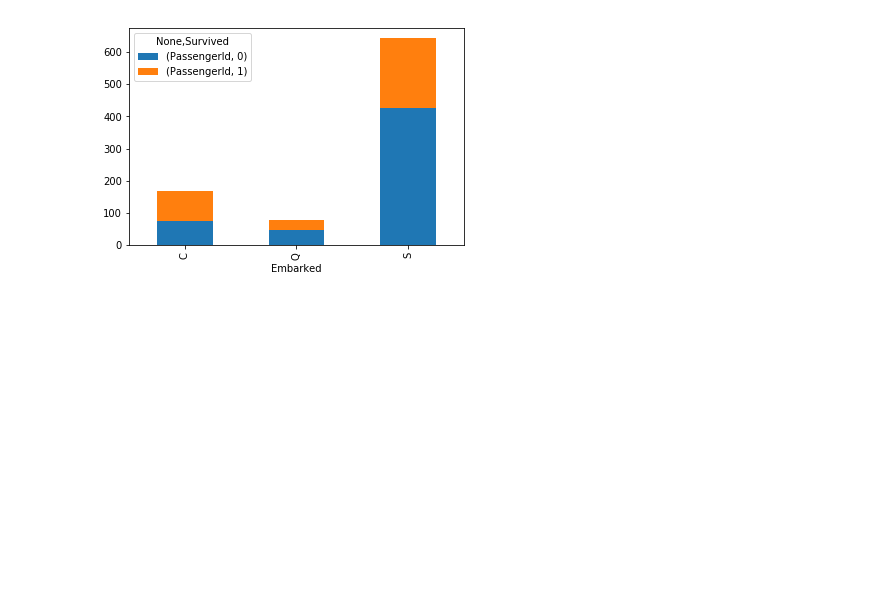
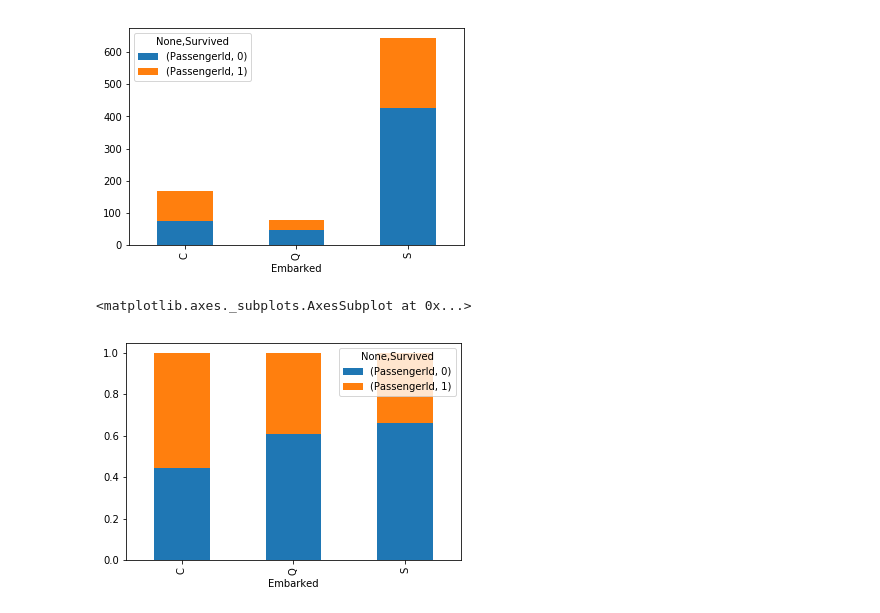
Before and after one commit to rymlaabiyad/ML_titanic, a Jupyter notebook: ML_Titanic.ipynb, the cells around one changed output. Drawn from its saved outputs; the diff is of its cells as text; code cells hidden in the pictures; blank space fills up the shorter version.

Commit message:
Proposed modification of Embarked column

```diff
--- a/ML_Titanic.ipynb
+++ b/ML_Titanic.ipynb
@@ -311,5 +317,14 @@ data.boxplot('Fare', by=['Pclass', 'Survived'])
 # %%
-data[['PassengerId','Survived','Embarked']].groupby(['Embarked', 'Survived']).count().unstack().plot(kind='bar', stacked=True)
+df_emb = data[['PassengerId','Survived','Embarked']].groupby(['Embarked', 'Survived']).count()
+df_emb.unstack().plot(kind='bar', stacked=True)
 # %% [output]
 <matplotlib.axes._subplots.AxesSubplot at 0x...>
 [figure]
+# %%
+ratio(df_emb, ['C', 'Q', 'S']).unstack().plot(kind='bar', stacked=True)
+
+#It seems like for people who embarked at port C, the chance of survival is higher than for people
+#who embarked at ports Q and S
+# %% [output]
+<matplotlib.axes._subplots.AxesSubplot at 0x...>
+[figure, added]
```
Also changed, not shown: parts of 6 cells of this notebook, 1 other file.
